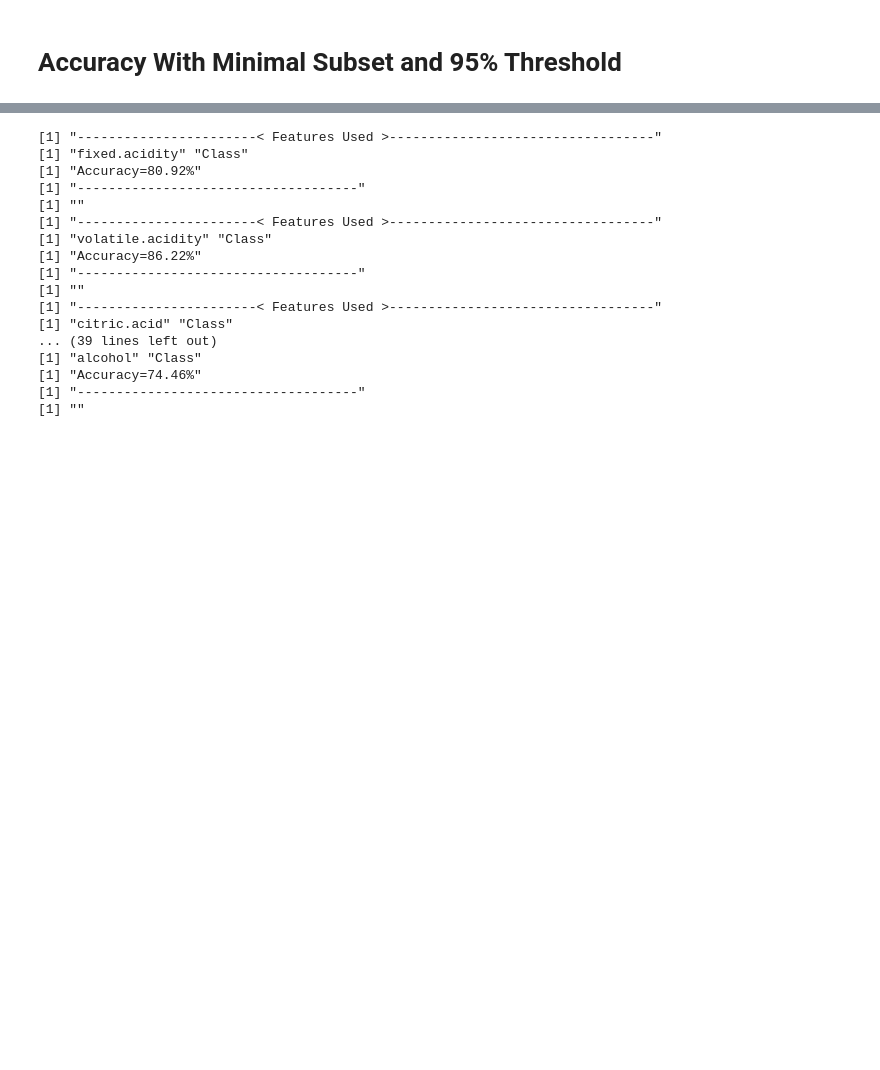
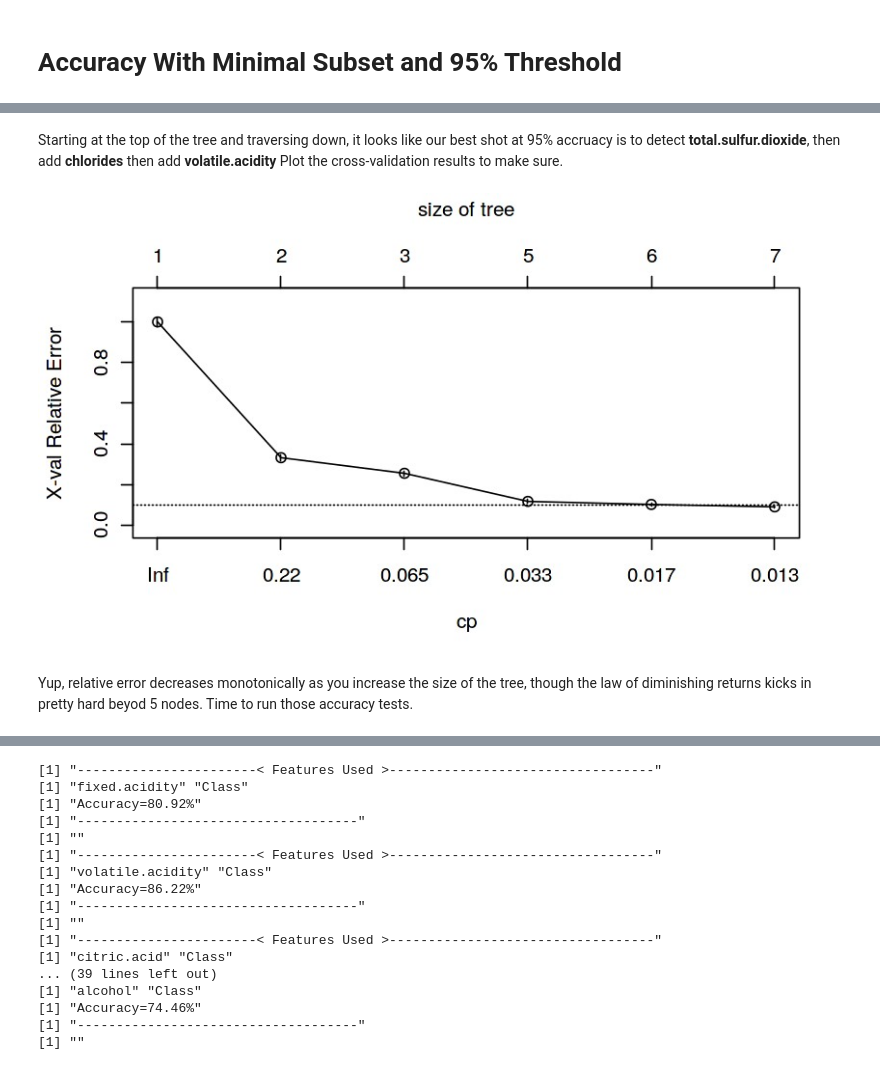
Before and after one commit to JingruWu10/UW_DataScience, a Jupyter notebook: Q3/HW02/HW02_wine_decisiontree.ipynb, the cells around one changed output, grey strips where cells are left out. Cells and saved outputs as stored; diff of their text form; code cells hidden in the pictures; blank space fills up the shorter version.

```diff
--- a/Q3/HW02/HW02_wine_decisiontree.ipynb
+++ b/Q3/HW02/HW02_wine_decisiontree.ipynb
@@ -149,0 +141,9 @@ colnames(data)
+# %% [markdown]
+Starting at the top of the tree and traversing down, it looks like our best shot at 95% accruacy is to detect **total.sulfur.dioxide**, then add **chlorides** then add **volatile.acidity** Plot the cross-validation results to make sure.
+# %%
+options(repr.plot.width=7, repr.plot.height=4)
+plotcp(fit)
+# %% [output]
+[figure, added]
+# %% [markdown]
+Yup, relative error decreases monotonically as you increase the size of the tree, though the law of diminishing returns kicks in pretty hard beyod 5 nodes.  Time to run those accuracy tests.
```
Also changed, not shown: parts of 69 cells of this notebook.
